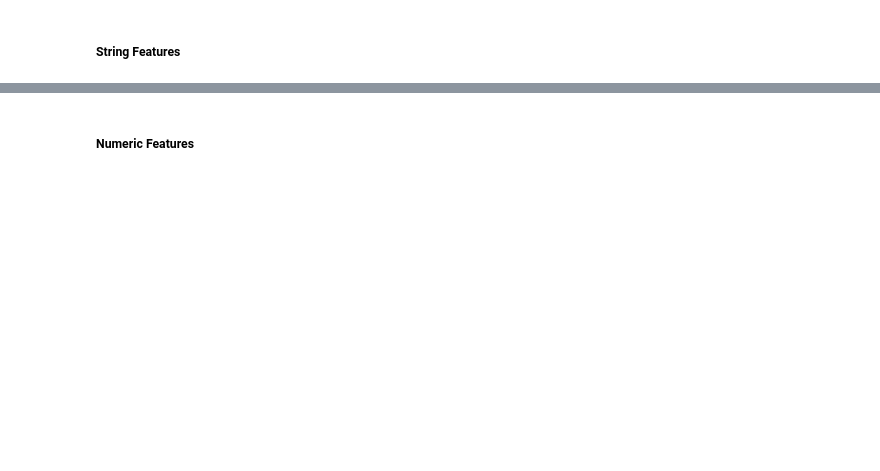
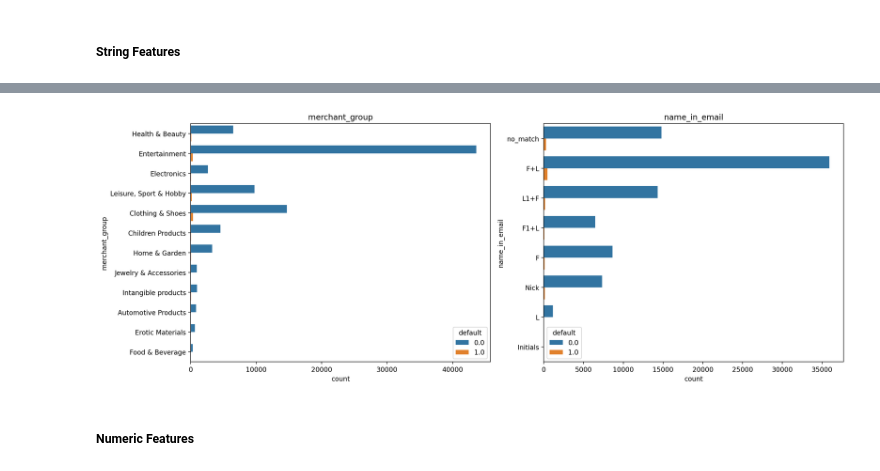
Before and after one commit to gfluz94/aws-deploy-cicd, a Jupyter notebook: notebooks/Training.ipynb, the cells around one changed output, grey strips where cells are left out. Cells and saved outputs as stored; diff of their text form; code cells hidden in the pictures; blank space fills up the shorter version.

```diff
--- a/notebooks/Training.ipynb
+++ b/notebooks/Training.ipynb
@@ -272,2 +327,6 @@ plot_count(df, bool_features, hue=target)
+# %%
+plot_count(df, string_features, target)
+# %% [output]
+[figure, added]
 # %% [markdown]
 ##### Numeric Features
```
Also changed, not shown: parts of 24 cells of this notebook.
